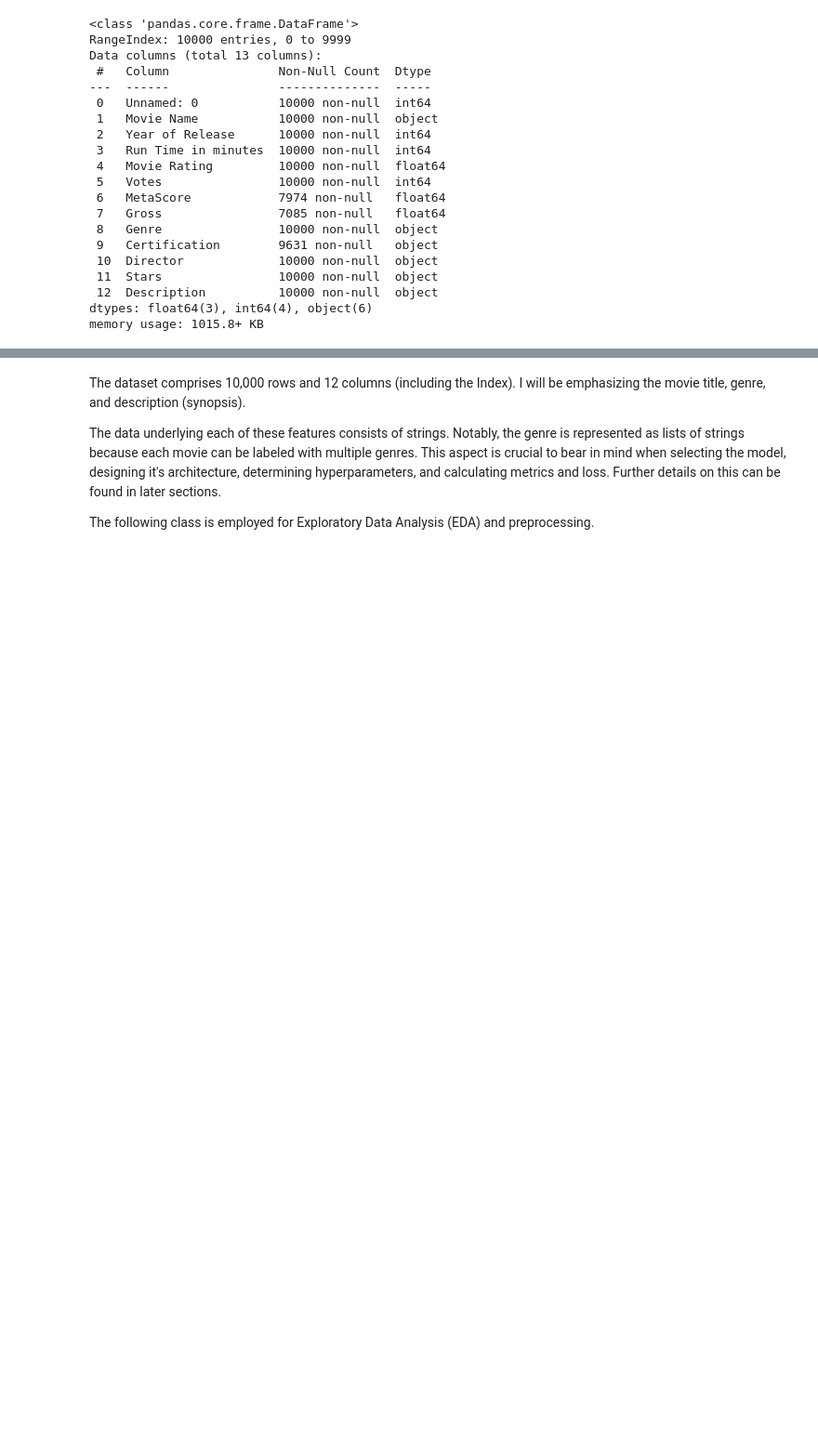
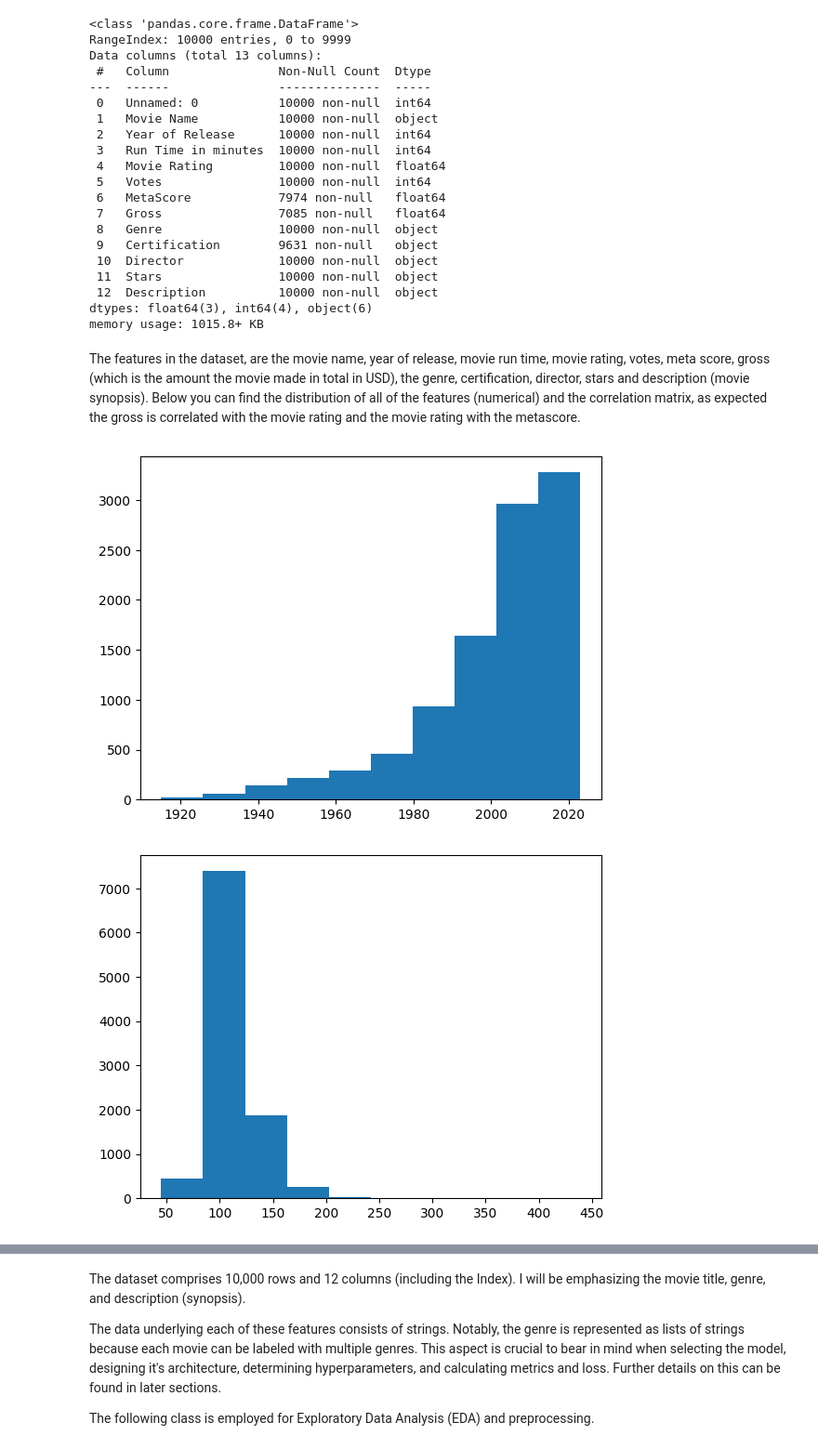
Before and after one commit to carlosbarrone/public_notebooks, a Jupyter notebook: movie_genre_predictor.ipynb, the cells around one changed output, grey strips where cells are left out. Shown at 93% size. Drawn from its saved outputs; the diff is of its cells as text; code cells hidden in the pictures; blank space fills up the shorter version.

Commit message:
Added graphs, and some extra explanations

```diff
--- a/movie_genre_predictor.ipynb
+++ b/movie_genre_predictor.ipynb
@@ -76,3 +76,23 @@ Data columns (total 13 columns):
  12  Description          10000 non-null  object
 dtypes: float64(3), int64(4), object(6)
 memory usage: 1015.8+ KB
+# %% [markdown]
+The features in the dataset, are the movie name, year of release, movie run time, movie rating, votes, meta score, gross (which is the amount the movie made in total in USD), the genre, certification, director, stars and description (movie synopsis). Below you can find the distribution of all of the features (numerical) and the correlation matrix, as expected the gross is correlated with the movie rating and the movie rating with the metascore.
+# %%
+plt.hist(df['Year of Release'])
+plt.show()
+plt.hist(df['Run Time in minutes'])
+plt.show()
+plt.hist(df['Movie Rating'])
+plt.show()
+plt.hist(df['Votes'])
+plt.show()
+plt.hist(df['MetaScore'])
+plt.show()
+plt.hist(df['Gross'])
+plt.show()
+plt.matshow(df[['Year of Release', 'Run Time in minutes','Movie Rating','Votes','MetaScore','Gross']].corr())
+plt.show()
+# %% [output]
+[figure, added]
+[figure, added]
```
Also changed, not shown: parts of 3 cells of this notebook.
